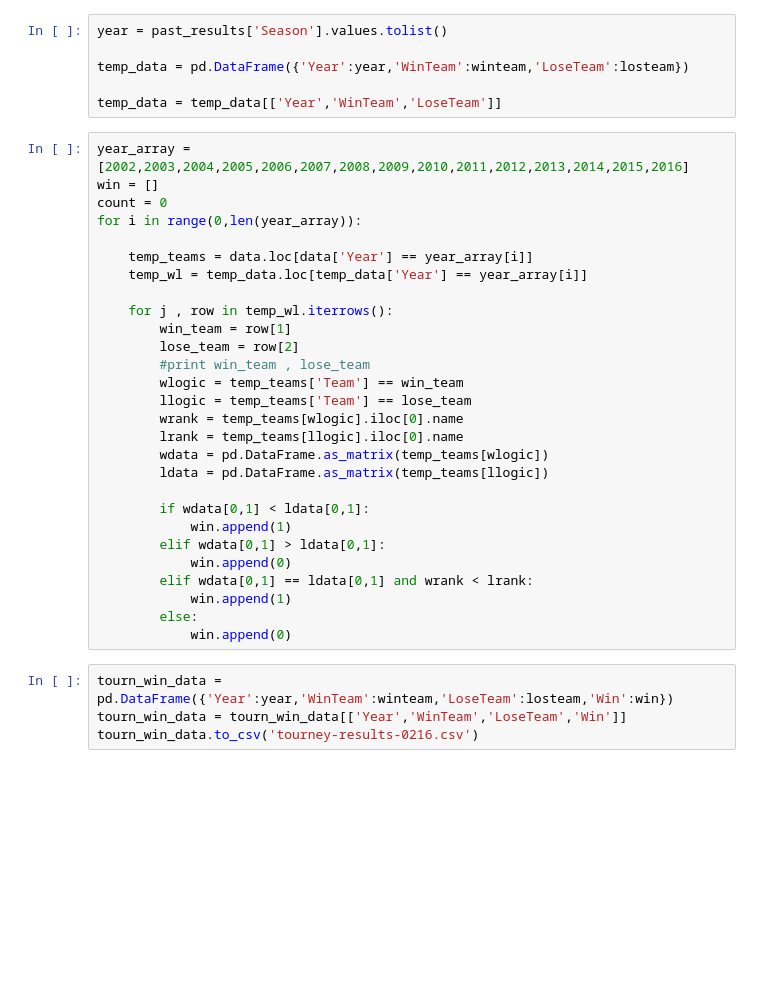
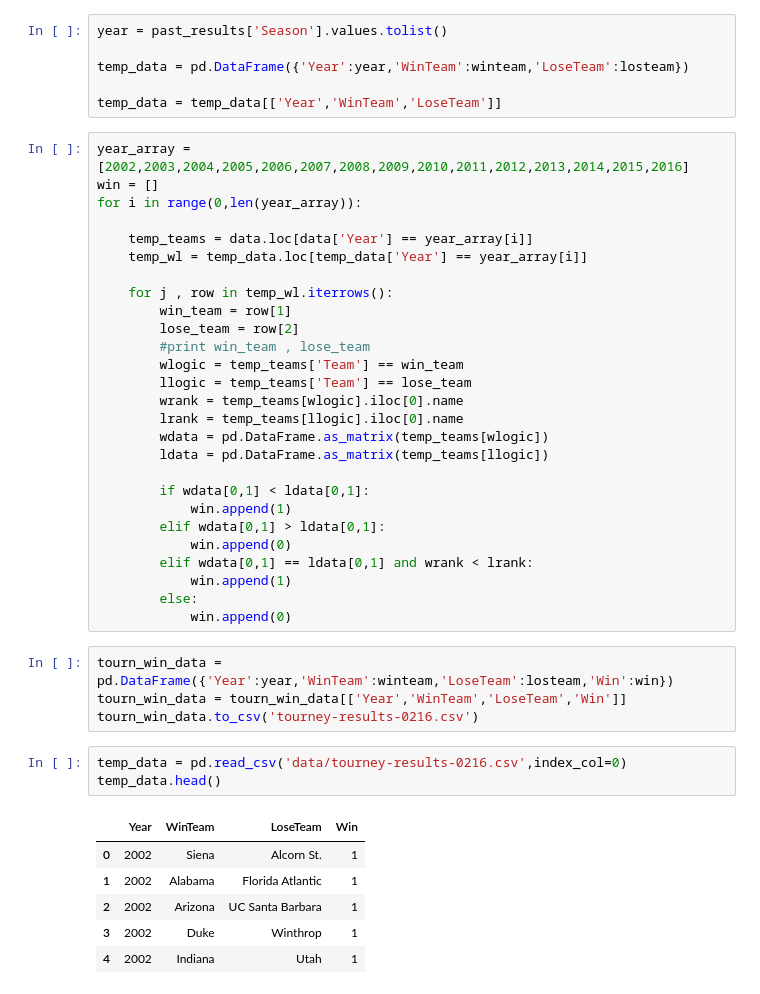
Before and after one commit to cshartrand/NCAA-March-Madness, a Jupyter notebook: Data-Cleaning.ipynb, the cells around one changed output. Drawn from its saved outputs; the diff is of its cells as text; blank space fills up the shorter version.

```diff
--- a/Data-Cleaning.ipynb
+++ b/Data-Cleaning.ipynb
@@ -187,7 +199,6 @@ temp_data = temp_data[['Year','WinTeam','LoseTeam']]
 # %%
 year_array = [2002,2003,2004,2005,2006,2007,2008,2009,2010,2011,2012,2013,2014,2015,2016]
 win = []
-count = 0
 for i in range(0,len(year_array)):
 
     temp_teams = data.loc[data['Year'] == year_array[i]]
@@ -216,3 +227,13 @@ for i in range(0,len(year_array)):
 tourn_win_data = pd.DataFrame({'Year':year,'WinTeam':winteam,'LoseTeam':losteam,'Win':win})
 tourn_win_data = tourn_win_data[['Year','WinTeam','LoseTeam','Win']]
 tourn_win_data.to_csv('tourney-results-0216.csv')
+# %%
+temp_data = pd.read_csv('data/tourney-results-0216.csv',index_col=0)
+temp_data.head()
+# %% [output]
+|  | Year | WinTeam | LoseTeam | Win |
+| 0 | 2002 | Siena | Alcorn St. | 1 |
+| 1 | 2002 | Alabama | Florida Atlantic | 1 |
+| 2 | 2002 | Arizona | UC Santa Barbara | 1 |
+| 3 | 2002 | Duke | Winthrop | 1 |
+| 4 | 2002 | Indiana | Utah | 1 |
```
Also changed, not shown: parts of 4 cells of this notebook, 1 other file.
